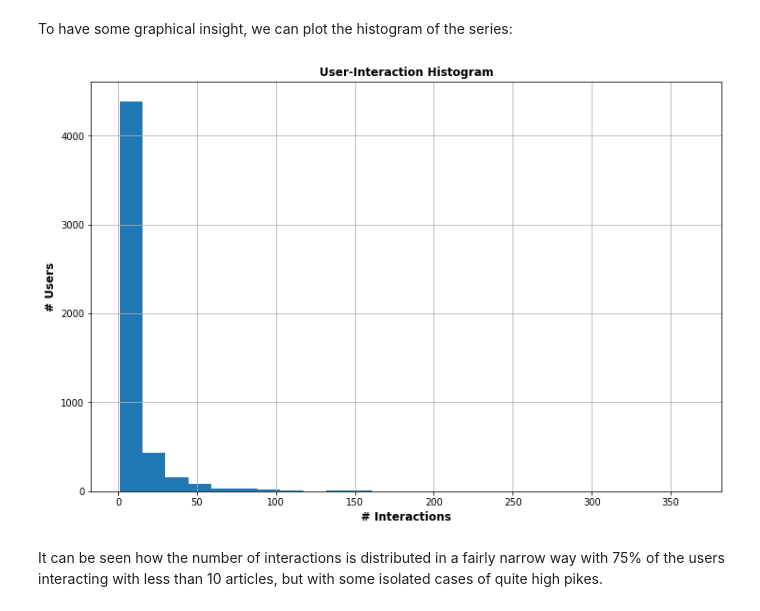
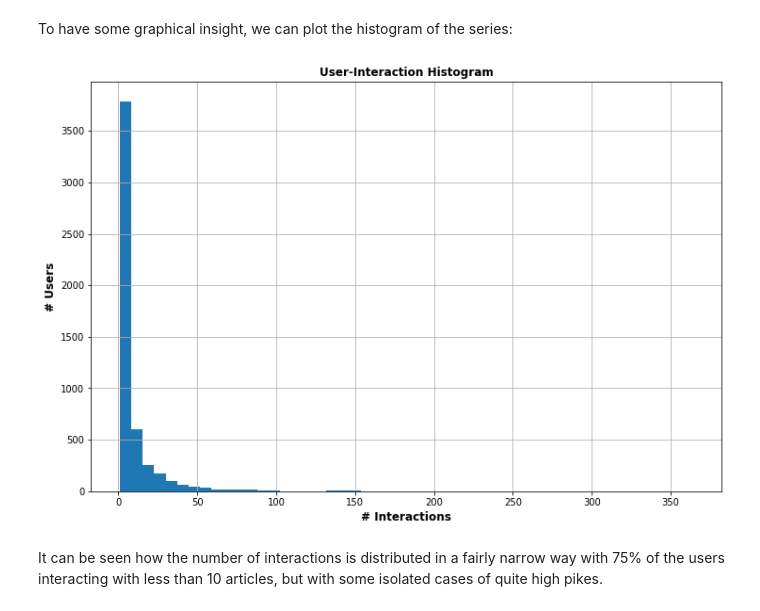
Before and after one commit to Data-Science-NDegree-MRusso/DSND-P5-Recommendation-Engine, a Jupyter notebook: Recommendations_with_IBM.ipynb, the cells around one changed output. Cells and saved outputs as stored; diff of their text form; code cells hidden in the pictures.

```diff
--- a/Recommendations_with_IBM.ipynb
+++ b/Recommendations_with_IBM.ipynb
@@ -104,14 +105,14 @@ dtype: float64
 # %% [markdown]
 To have some graphical insight, we can plot the histogram of the series:
 # %%
-ax = df.groupby(['email']).size().hist(bins=25, figsize=(12,8))
+ax = df.groupby(['email']).size().hist(bins=50, figsize=(12,8))
 
 # Set title, labels
 ax.set_title('User-Interaction Histogram', fontweight='bold', fontsize=12)
 ax.set_xlabel('# Interactions', fontweight='bold', fontsize=12)
 ax.set_ylabel('# Users', fontweight='bold', fontsize=12);
 # %% [output]
-[figure, old version]
+[figure, new version]
 # %% [markdown]
 It can be seen how the number of interactions is distributed in a fairly narrow way with 75% of the users interacting with less than 10 articles, but with some isolated cases of quite high pikes.
 # %%
```
Also changed, not shown: parts of 25 cells of this notebook.
